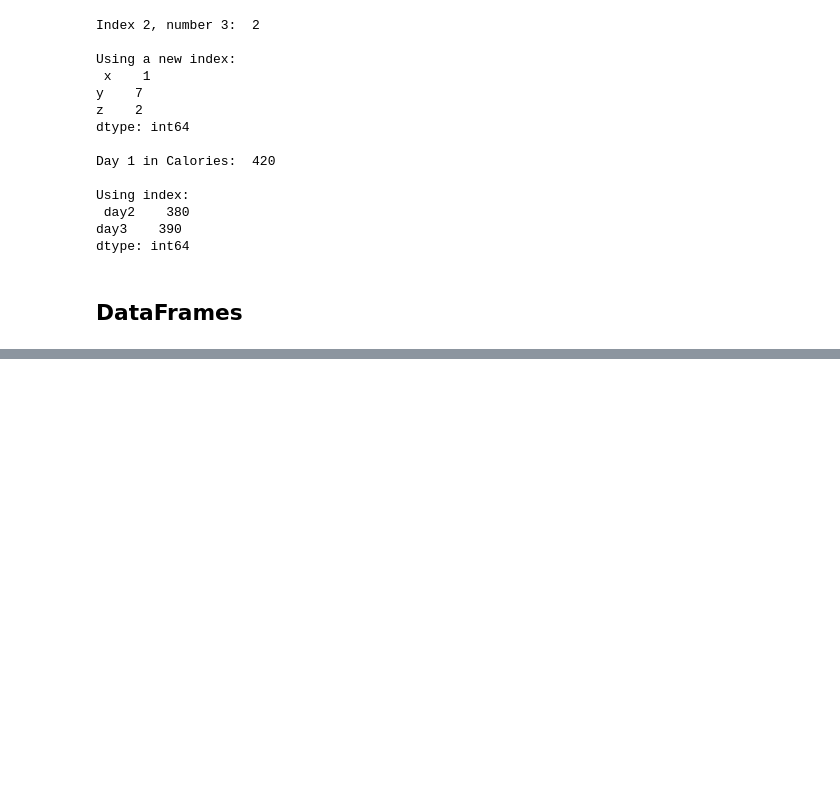
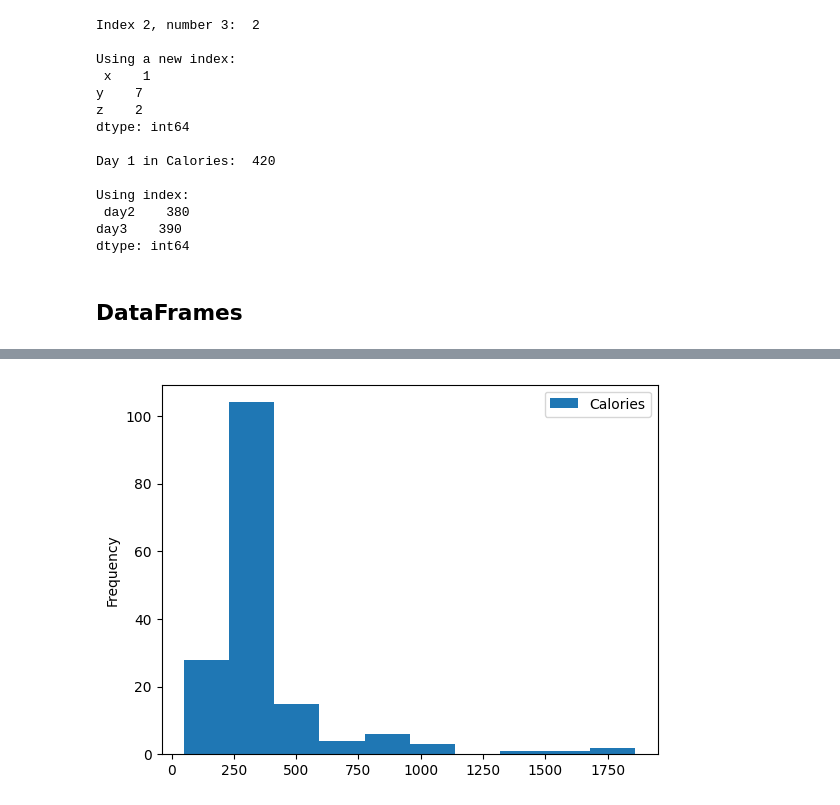
Before and after one commit to AlanAmaro13/Introduction_Pandas, a Jupyter notebook: Introduction_to_Pandas.ipynb, the cells around one changed output, grey strips where cells are left out. Drawn from its saved outputs; the diff is of its cells as text; code cells hidden in the pictures; blank space fills up the shorter version.

```diff
--- a/Introduction_to_Pandas.ipynb
+++ b/Introduction_to_Pandas.ipynb
@@ -90,0 +462,9 @@ A Pandas DataFrame is a 2 Dimensional Structure,
+# %%
+# We can also graphic relations:
+# Use scatter to show dots
+df.plot(kind = 'hist', x = 'Duration', y = 'Calories')
+plt.show()
+
+# The parameter kind takes scatter, hist,
+# %% [output]
+[figure, added]
```
Also changed, not shown: parts of 51 cells of this notebook.
